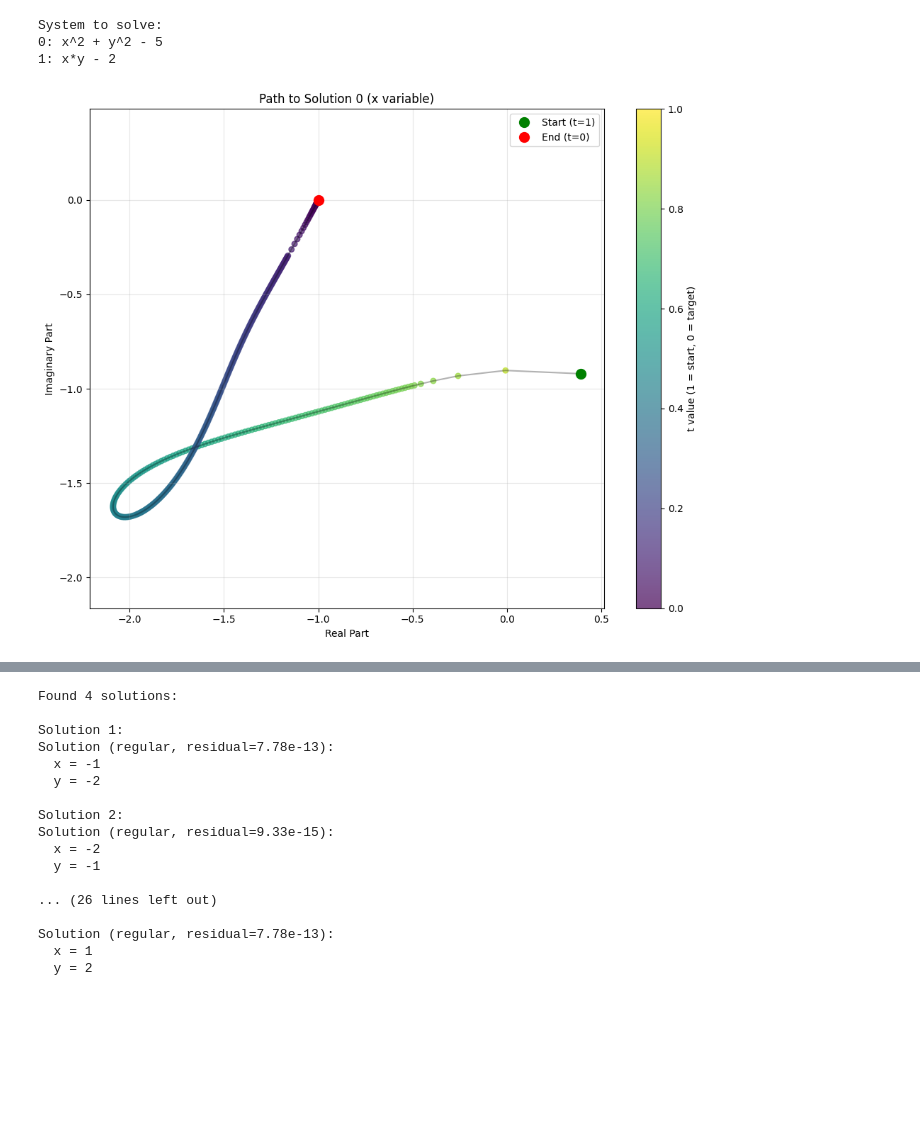
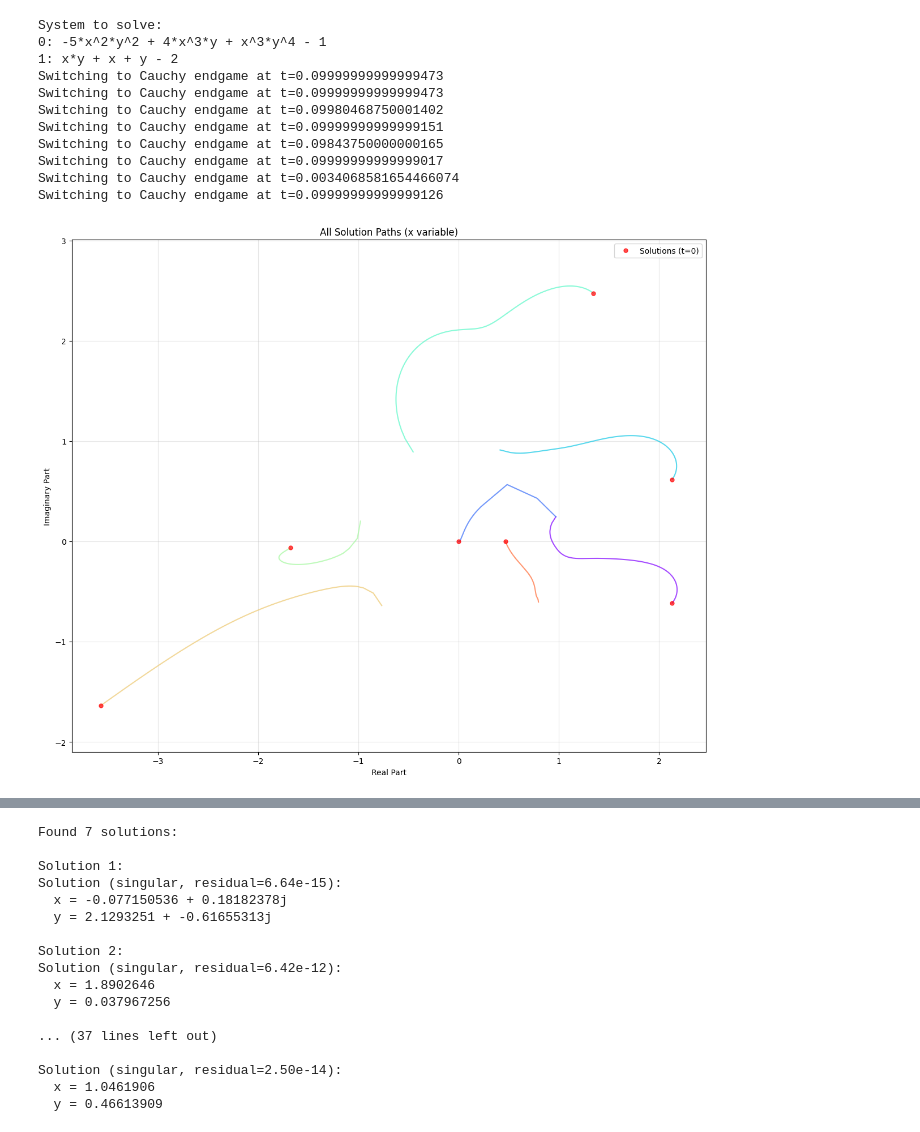
Before and after one commit to sebastian-griego/pyContinuum, a Jupyter notebook: trying_examples.ipynb, the cells around one changed output, grey strips where cells are left out. Saved outputs shown, nothing was run; the diff lists cells and outputs as text; code cells hidden in the pictures; blank space fills up the shorter version.

```diff
--- a/trying_examples.ipynb
+++ b/trying_examples.ipynb
@@ -138,8 +157,10 @@ print(result_without_endgame)
 
 print("\n=== Solving WITH endgame ===")
 # Lower the endgame_start threshold to start endgame earlier
-result_with_endgame = solve(system, use_endgame=True, verbose=True, tol=1e-8)
+result_with_endgame = solve(system, use_endgame=True, verbose=True, tol=1e-8, store_paths=True)
 print(result_with_endgame)
+
+
 
 # Analyze results
 print("\n=== Solution Analysis ===")
@@ -154,5 +175,22 @@ for i, sol in enumerate(result_with_endgame):
     print(f"  Singular: {sol.is_singular}, Residual: {sol.residual:.2e}")
     if hasattr(sol, 'winding_number'):
         print(f"  Winding number: {sol.winding_number}")
+
+
+# Collect all paths that have tracking data
+all_paths = [sol.path_points for sol in result_with_endgame if sol.path_points]
+
+if all_paths:
+    # Plot all paths for x variable
+    fig = plot_all_paths(all_paths, var_idx=0,
+                         title="All Solution Paths (x variable)",
+                         alpha=0.7)  # Adjust transparency if needed
+    plt.show()
+
+    # You can also plot the y variable paths
+    fig2 = plot_all_paths(all_paths, var_idx=1,
+                         title="All Solution Paths (y variable)",
+                         alpha=0.7)
+    plt.show()
 # %% [output]
 Polynomial System:
@@ -270,40 +320,57 @@ import matplotlib.pyplot as plt
 from mpl_toolkits.mplot3d import Axes3D
 
 # 1. Define variables
 x, y= polyvar('x', 'y')
 
 # 2. Define equations
-equation1 = x**2 + y**2 - 5
-equation2 = x*y - 2
+equation1 = y**4*x**3 - 5*x**2*y**2 + 4*x**3*y - 1
+equation2 = x*y + x + y - 2
 
 
 # 3. Create the polynomial system
 system = PolynomialSystem([equation1, equation2])
 print("System to solve:")
 print(system)
 
 # 4. Solve the system with path tracking
 solutions = solve(system, store_paths=True)
 
-# Visualize a solution path
-if solutions[0].path_points:
-    from pycontinuum.visualization import plot_path
-    fig = plot_path(solutions[0].path_points, var_idx=0,
-                  title=f"Path to Solution 0 (x variable)")
+# Collect all paths that have tracking data
+all_paths = [sol.path_points for sol in solutions if sol.path_points]
+
+if all_paths:
+    # Plot all paths for x variable
+    fig = plot_all_paths(all_paths, var_idx=0,
+                         title="All Solution Paths (x variable)",
+                         alpha=0.7)  # Adjust transparency if needed
+    plt.show()
+
+    # You can also plot the y variable paths
+    fig2 = plot_all_paths(all_paths, var_idx=1,
+                         title="All Solution Paths (y variable)",
+                         alpha=0.7)
     plt.show()
 
 # 5. Display results
 print(f"\nFound {len(solutions)} solutions:")
 for i, sol in enumerate(solutions):
     print(f"\nSolution {i+1}:")
     print(sol)
 
 # 6. Filter real solutions
 real_solutions = solutions.filter(real=True)
 print(f"\nReal solutions: {len(real_solutions)}")
 print(real_solutions)
 # %% [output]
 System to solve:
-0: x^2 + y^2 - 5
-1: x*y - 2
+0: -5*x^2*y^2 + 4*x^3*y + x^3*y^4 - 1
+1: x*y + x + y - 2
+Switching to Cauchy endgame at t=0.09999999999999473
+Switching to Cauchy endgame at t=0.09999999999999473
+Switching to Cauchy endgame at t=0.09980468750001402
+Switching to Cauchy endgame at t=0.09999999999999151
+Switching to Cauchy endgame at t=0.09843750000000165
+Switching to Cauchy endgame at t=0.09999999999999017
+Switching to Cauchy endgame at t=0.0034068581654466074
+Switching to Cauchy endgame at t=0.09999999999999126
-[figure, old version]
+[figure, new version]
@@ -310,17 +378,17 @@ System to solve:
-Found 4 solutions:
+Found 7 solutions:
 
 Solution 1:
-Solution (regular, residual=7.78e-13):
-  x = -1
-  y = -2
+Solution (singular, residual=6.64e-15):
+  x = -0.077150536 + 0.18182378j
+  y = 2.1293251 + -0.61655313j
 
 Solution 2:
-Solution (regular, residual=9.33e-15):
-  x = -2
-  y = -1
+Solution (singular, residual=6.42e-12):
+  x = 1.8902646
+  y = 0.037967256
 
-... (26 lines left out)
+... (37 lines left out)
 
-Solution (regular, residual=7.78e-13):
-  x = 1
-  y = 2
+Solution (singular, residual=2.50e-14):
+  x = 1.0461906
+  y = 0.46613909
```
Also changed, not shown: parts of 5 cells of this notebook.
